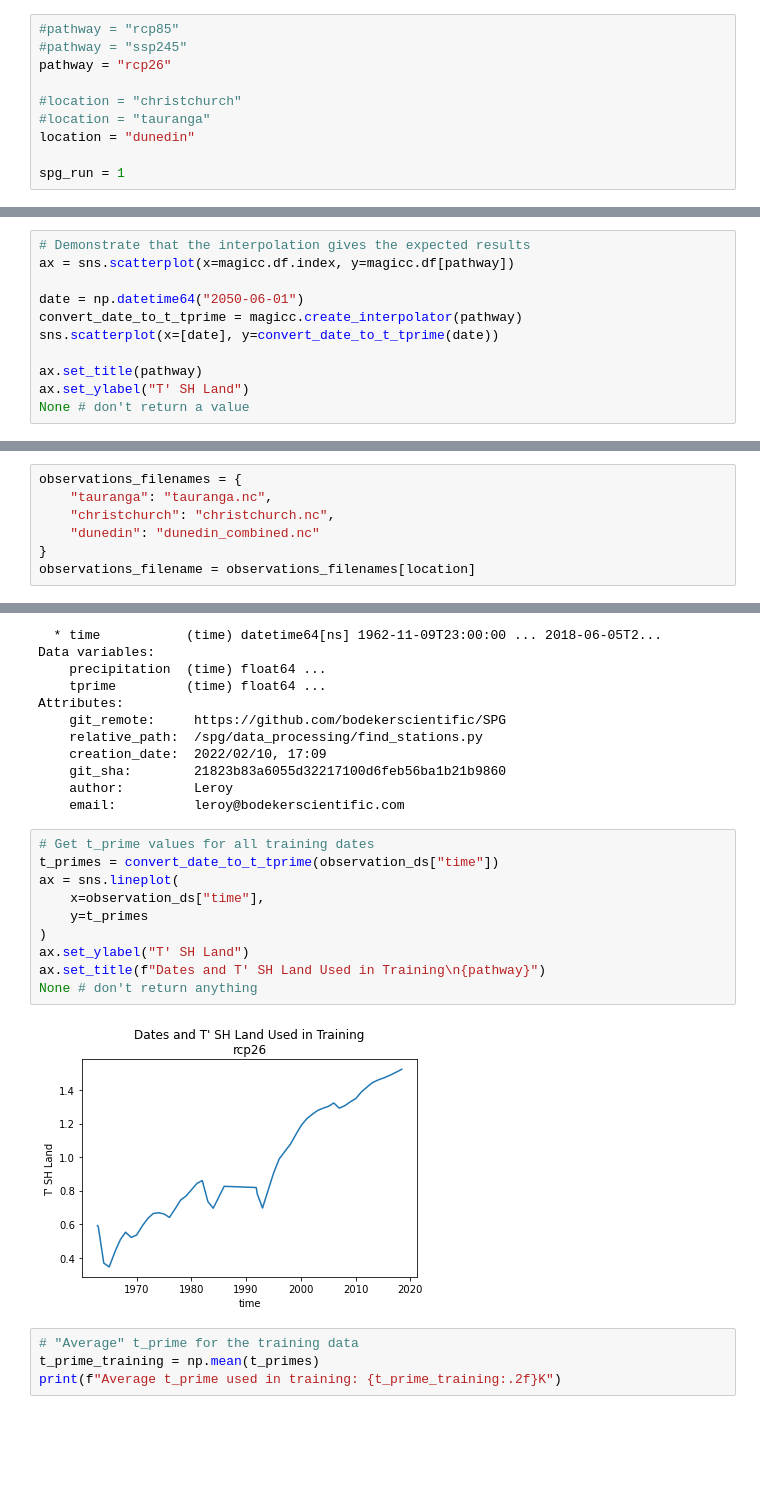
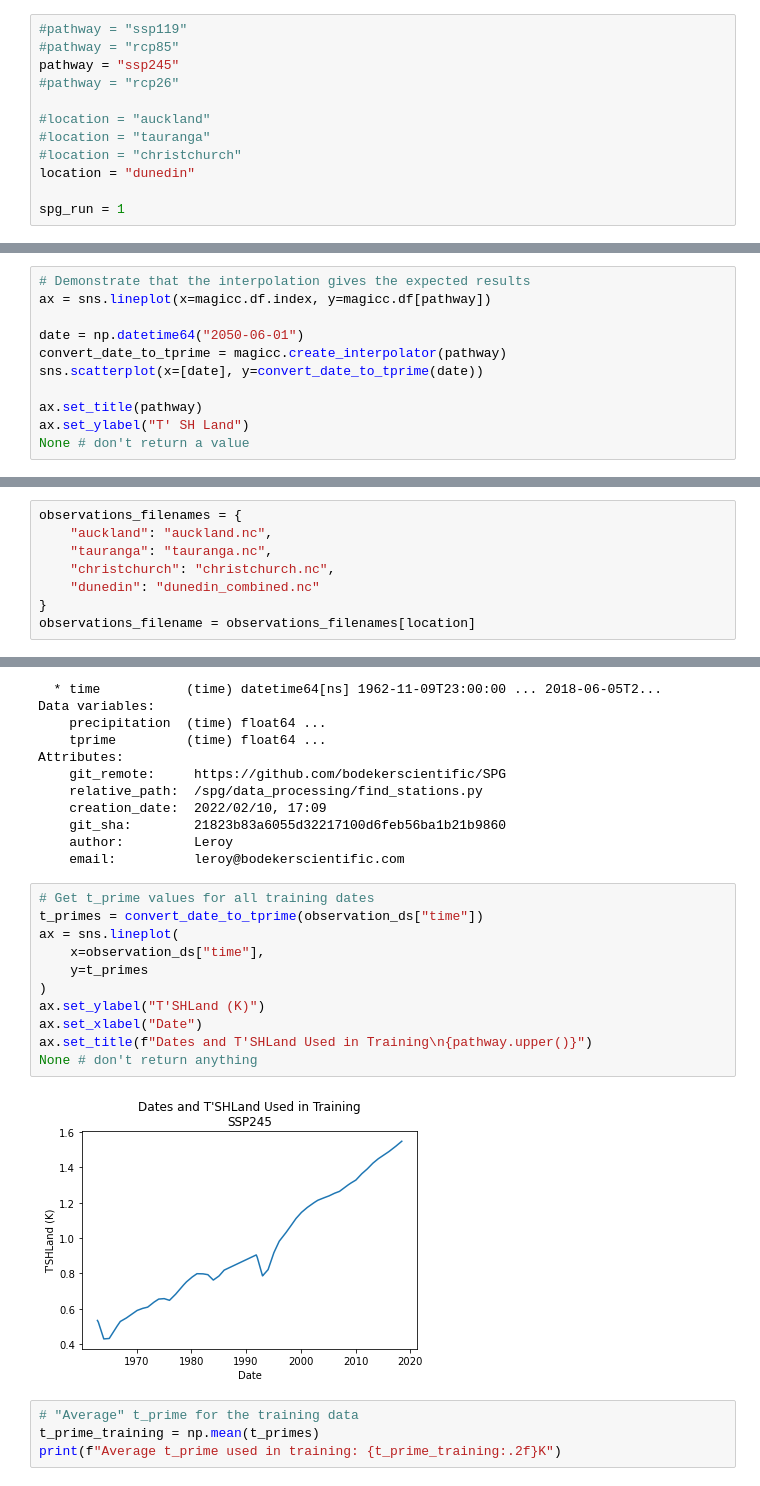
Before and after one commit to bodekerscientific/SPG, a Jupyter notebook: notebooks/make-non-stationary.ipynb, the cells around one changed output, grey strips where cells are left out. Saved outputs shown, nothing was run; the diff lists cells and outputs as text; blank space fills up the shorter version.

```diff
--- a/notebooks/make-non-stationary.ipynb
+++ b/notebooks/make-non-stationary.ipynb
@@ -18,12 +19,14 @@ from scipy.optimize import curve_fit
 from magicc import Magicc
 from stationary_converter import StationaryConverter
 # %%
+#pathway = "ssp119"
 #pathway = "rcp85"
-#pathway = "ssp245"
-pathway = "rcp26"
+pathway = "ssp245"
+#pathway = "rcp26"
 
+#location = "auckland"
+#location = "tauranga"
 #location = "christchurch"
-#location = "tauranga"
 location = "dunedin"
 
 spg_run = 1
@@ -233,10 +282,10 @@ None # don't return a value
 # %%
 # Demonstrate that the interpolation gives the expected results
-ax = sns.scatterplot(x=magicc.df.index, y=magicc.df[pathway])
+ax = sns.lineplot(x=magicc.df.index, y=magicc.df[pathway])
 
 date = np.datetime64("2050-06-01")
-convert_date_to_t_tprime = magicc.create_interpolator(pathway)
-sns.scatterplot(x=[date], y=convert_date_to_t_tprime(date))
+convert_date_to_tprime = magicc.create_interpolator(pathway)
+sns.scatterplot(x=[date], y=convert_date_to_tprime(date))
 
 ax.set_title(pathway)
 ax.set_ylabel("T' SH Land")
@@ -247,6 +296,7 @@ None # don't return a value
 ## Load observed data to obtain "average" t_prime used in training
 # %%
 observations_filenames = {
+    "auckland": "auckland.nc",
     "tauranga": "tauranga.nc",
     "christchurch": "christchurch.nc",
     "dunedin": "dunedin_combined.nc"
@@ -293,16 +343,17 @@ Attributes:
     email:          leroy@bodekerscientific.com
 # %%
 # Get t_prime values for all training dates
-t_primes = convert_date_to_t_tprime(observation_ds["time"])
+t_primes = convert_date_to_tprime(observation_ds["time"])
 ax = sns.lineplot(
     x=observation_ds["time"],
     y=t_primes
 )
-ax.set_ylabel("T' SH Land")
-ax.set_title(f"Dates and T' SH Land Used in Training\n{pathway}")
+ax.set_ylabel("T'SHLand (K)")
+ax.set_xlabel("Date")
+ax.set_title(f"Dates and T'SHLand Used in Training\n{pathway.upper()}")
 None # don't return anything
 # %% [output]
-[figure, old version]
+[figure, new version]
 # %%
 # "Average" t_prime for the training data
 t_prime_training = np.mean(t_primes)
```
Also changed, not shown: parts of 25 cells of this notebook.
